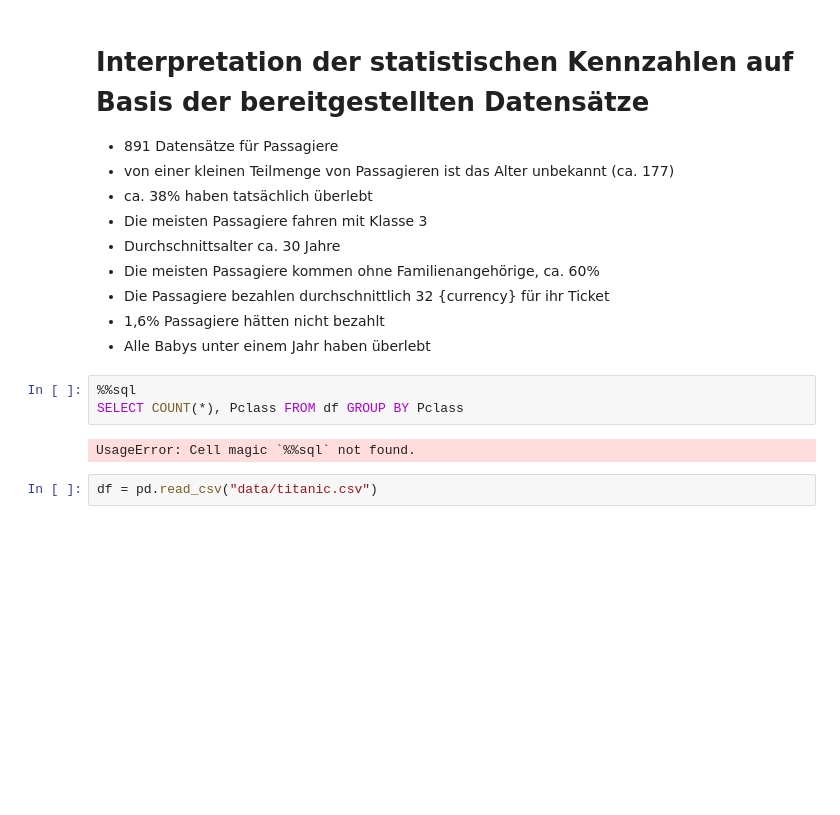
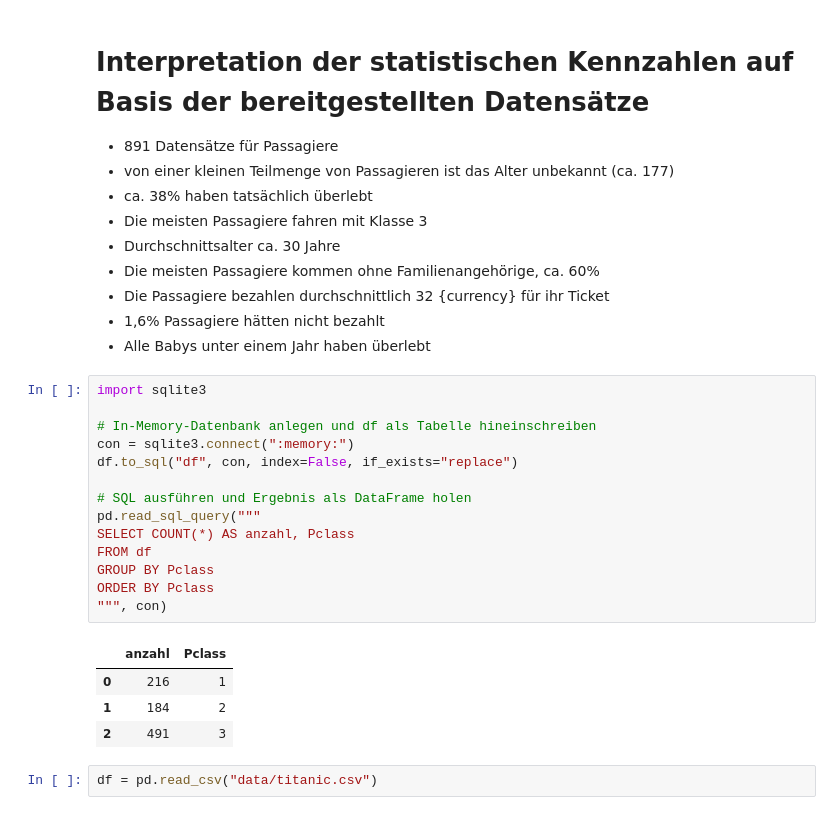
Before and after one commit to Nico-Wan3/ML_Titanic, a Jupyter notebook: main.ipynb, the cells around one changed output. Cells and saved outputs as stored; diff of their text form; blank space fills up the shorter version.

```diff
--- a/main.ipynb
+++ b/main.ipynb
@@ -38,10 +38,24 @@ df.describe()
 - 1,6% Passagiere hätten nicht bezahlt
 - Alle Babys unter einem Jahr haben überlebt
 # %%
-%%sql
-SELECT COUNT(*), Pclass FROM df GROUP BY Pclass
+import sqlite3
+
+# In-Memory-Datenbank anlegen und df als Tabelle hineinschreiben
+con = sqlite3.connect(":memory:")
+df.to_sql("df", con, index=False, if_exists="replace")
+
+# SQL ausführen und Ergebnis als DataFrame holen
+pd.read_sql_query("""
+SELECT COUNT(*) AS anzahl, Pclass
+FROM df
+GROUP BY Pclass
+ORDER BY Pclass
+""", con)
 # %% [output]
-UsageError: Cell magic `%%sql` not found.
+|  | anzahl | Pclass |
+| 0 | 216 | 1 |
+| 1 | 184 | 2 |
+| 2 | 491 | 3 |
 # %%
 df = pd.read_csv("data/titanic.csv")
 # %% [markdown]
```
